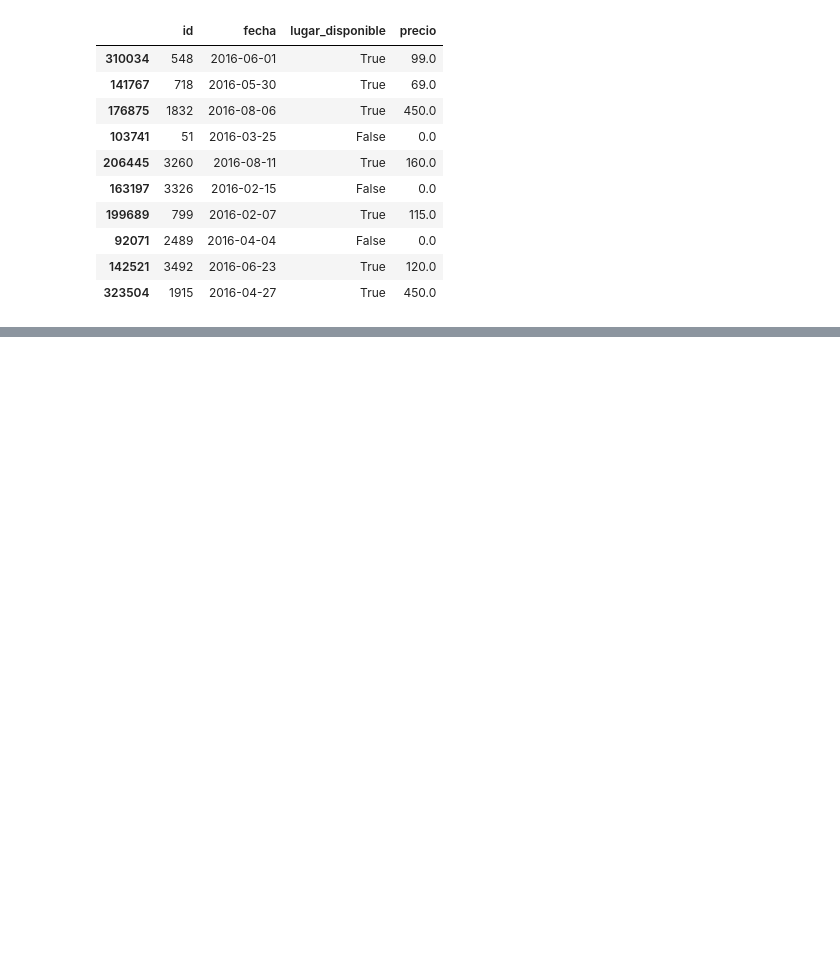
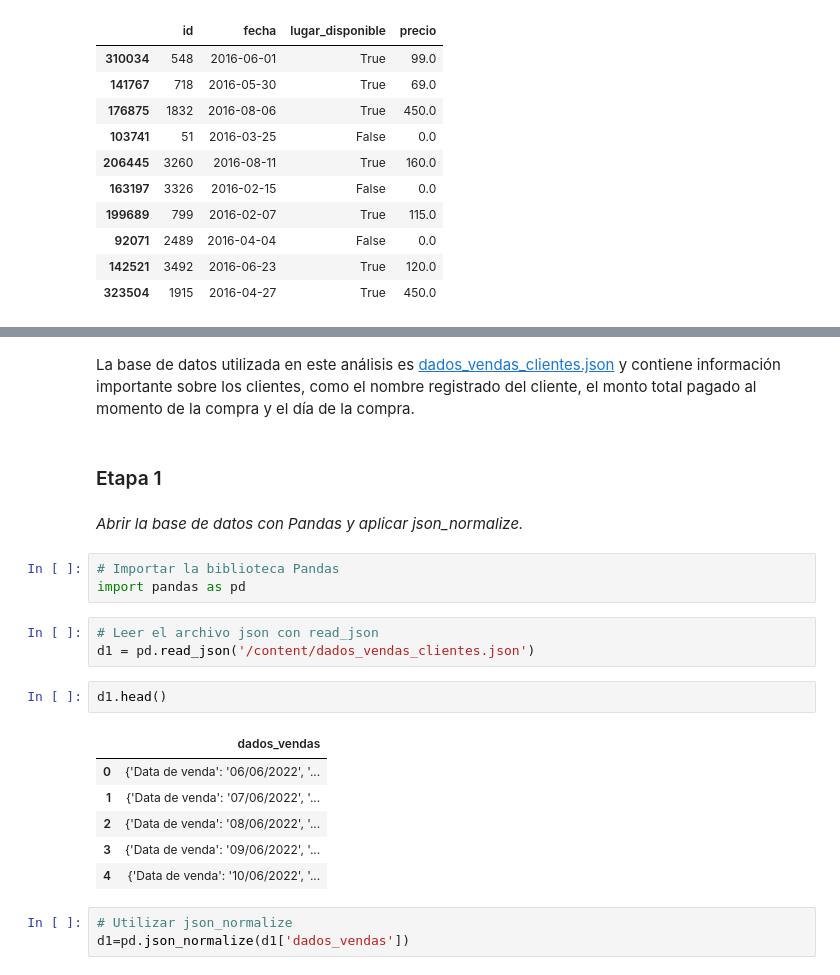
Before and after one commit to vanessa-oreza/python, a Jupyter notebook: Pandas_Tratamiento_Manipulacion_Datos.ipynb, the cells around one changed output, grey strips where cells are left out. Cells and saved outputs as stored; diff of their text form; blank space fills up the shorter version.

```diff
--- a/Pandas_Tratamiento_Manipulacion_Datos.ipynb
+++ b/Pandas_Tratamiento_Manipulacion_Datos.ipynb
@@ -611,0 +626,24 @@ data.sample(10)
+# %% [markdown]
+La base de datos utilizada en este análisis es [dados_vendas_clientes.json](https://cdn3.gnarususercontent.com.br/2928-transformacao-manipulacao-dados/dados_vendas_clientes.json) y contiene información importante sobre los clientes, como el nombre registrado del cliente, el monto total pagado al momento de la compra y el día de la compra.
+# %% [markdown]
+### Etapa 1
+# %% [markdown]
+*Abrir la base de datos con Pandas y aplicar json_normalize.*
+# %%
+# Importar la biblioteca Pandas
+import pandas as pd
+# %%
+# Leer el archivo json con read_json
+d1 = pd.read_json('/content/dados_vendas_clientes.json')
+# %%
+d1.head()
+# %% [output]
+|  | dados_vendas |
+| 0 | {'Data de venda': '06/06/2022', '... |
+| 1 | {'Data de venda': '07/06/2022', '... |
+| 2 | {'Data de venda': '08/06/2022', '... |
+| 3 | {'Data de venda': '09/06/2022', '... |
+| 4 | {'Data de venda': '10/06/2022', '... |
+# %%
+# Utilizar json_normalize
+d1=pd.json_normalize(d1['dados_vendas'])
```
Also changed, not shown: parts of 23 cells of this notebook.
